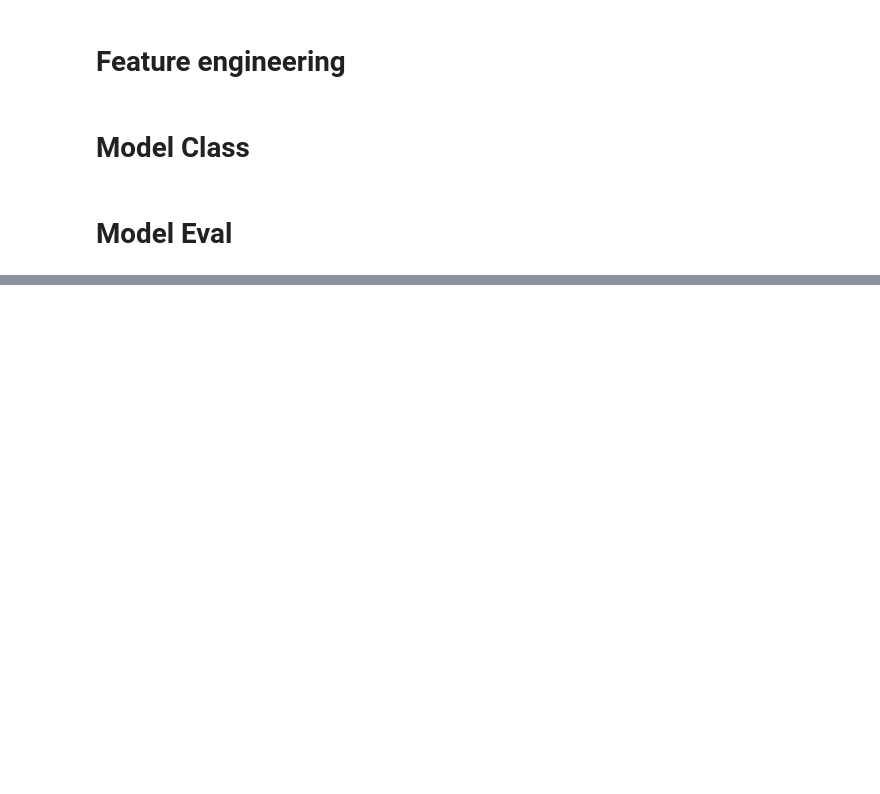
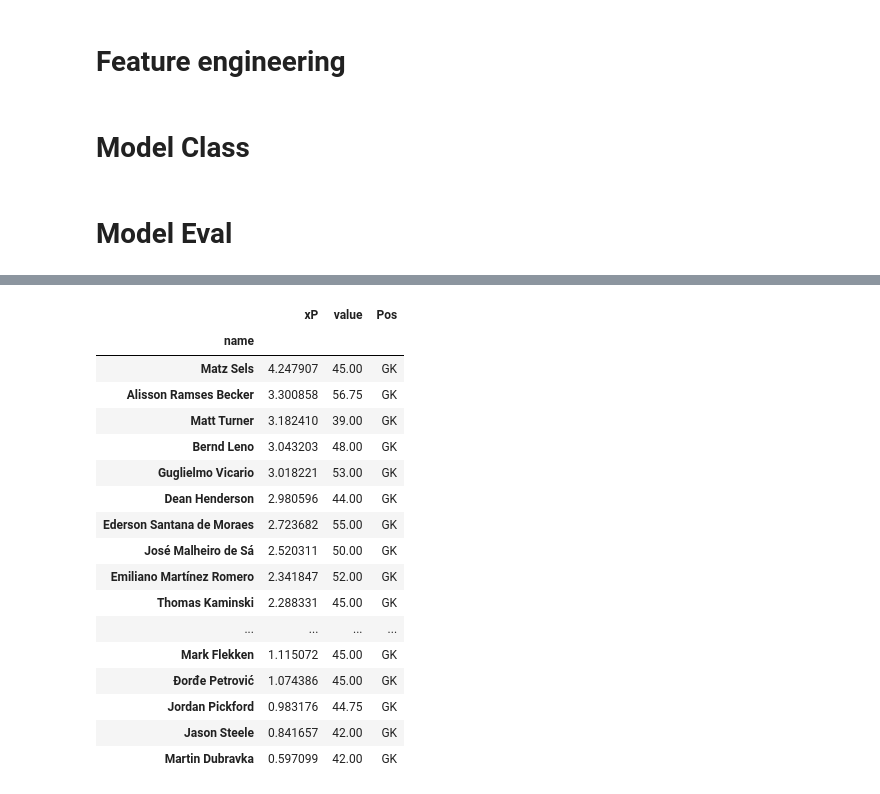
Before and after one commit to ofraley24/FPL, a Jupyter notebook: xfantasy.ipynb, the cells around one changed output, grey strips where cells are left out. Saved outputs shown, nothing was run; the diff lists cells and outputs as text; code cells hidden in the pictures; blank space fills up the shorter version.

```diff
--- a/xfantasy.ipynb
+++ b/xfantasy.ipynb
@@ -249,7 +247,7 @@ def pred_position_dataset(position, data):
         pos_data = data.loc[data.position == position].drop(['oppo', 'position', 'team'], axis=1)#[DEF_FEATURES]
     else:
         pos_data = data.loc[data.position == position].drop(['oppo', 'position', 'team'], axis=1)#[ATT_FEATURES]
-        pos_data = pos_data[(pos_data['expected_goals'] + pos_data['expected_assists'] > 0.2)]
+        pos_data = pos_data[(pos_data['expected_goals'] + pos_data['expected_assists'] > 0.1)]
     pos_data = pos_data[pos_data.minutes > 45]
     return pos_data
 # %% [markdown]
@@ -297,9 +295,11 @@ class ModelClass:
     def predictions(self, position, gw):
         self.pred_data = PredData(gw).df
         self.X_pred = pred_position_dataset(position, self.pred_data)
-        pred = pd.DataFrame(self.pipe.predict(self.X_pred), index=self.X_pred.index, columns=['xP'])
-        return pred.sort_values(by=['xP'],ascending=False)
-
+        data = self.pipe.predict(self.X_pred)
+        pred = pd.DataFrame(data, index=self.X_pred.index, columns=['xP'])#, 'Price'])
+        pred = pred.join(self.X_pred.value)
+        pred['Pos'] = position
+        return pred.sort_values(by=['xP'], ascending=False)
 
     def future_predictions(self, position, gw, pred_range):
         predictions = []
@@ -346,0 +351,21 @@ pred = best_model.predictions('MID', 21)
+# %%
+gk_pred
+# %% [output]
+|  | xP | value | Pos |
+| name |  |  |  |
+| Matz Sels | 4.247907 | 45.00 | GK |
+| Alisson Ramses Becker | 3.300858 | 56.75 | GK |
+| Matt Turner | 3.182410 | 39.00 | GK |
+| Bernd Leno | 3.043203 | 48.00 | GK |
+| Guglielmo Vicario | 3.018221 | 53.00 | GK |
+| Dean Henderson | 2.980596 | 44.00 | GK |
+| Ederson Santana de Moraes | 2.723682 | 55.00 | GK |
+| José Malheiro de Sá | 2.520311 | 50.00 | GK |
+| Emiliano Martínez Romero | 2.341847 | 52.00 | GK |
+| Thomas Kaminski | 2.288331 | 45.00 | GK |
+| ... | ... | ... | ... |
+| Mark Flekken | 1.115072 | 45.00 | GK |
+| Đorđe Petrović | 1.074386 | 45.00 | GK |
+| Jordan Pickford | 0.983176 | 44.75 | GK |
+| Jason Steele | 0.841657 | 42.00 | GK |
+| Martin Dubravka | 0.597099 | 42.00 | GK |
```
Also changed, not shown: parts of 15 cells of this notebook.
